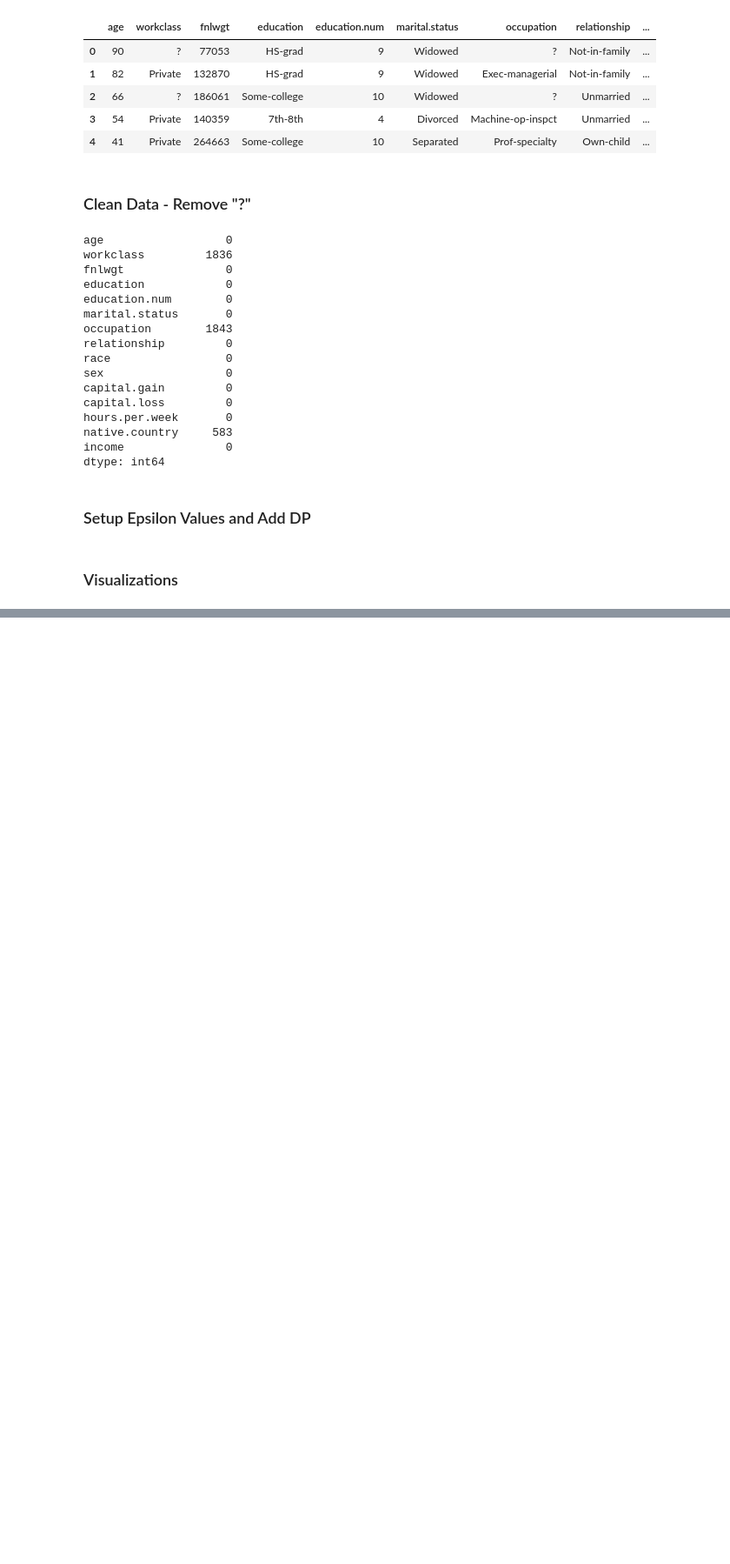
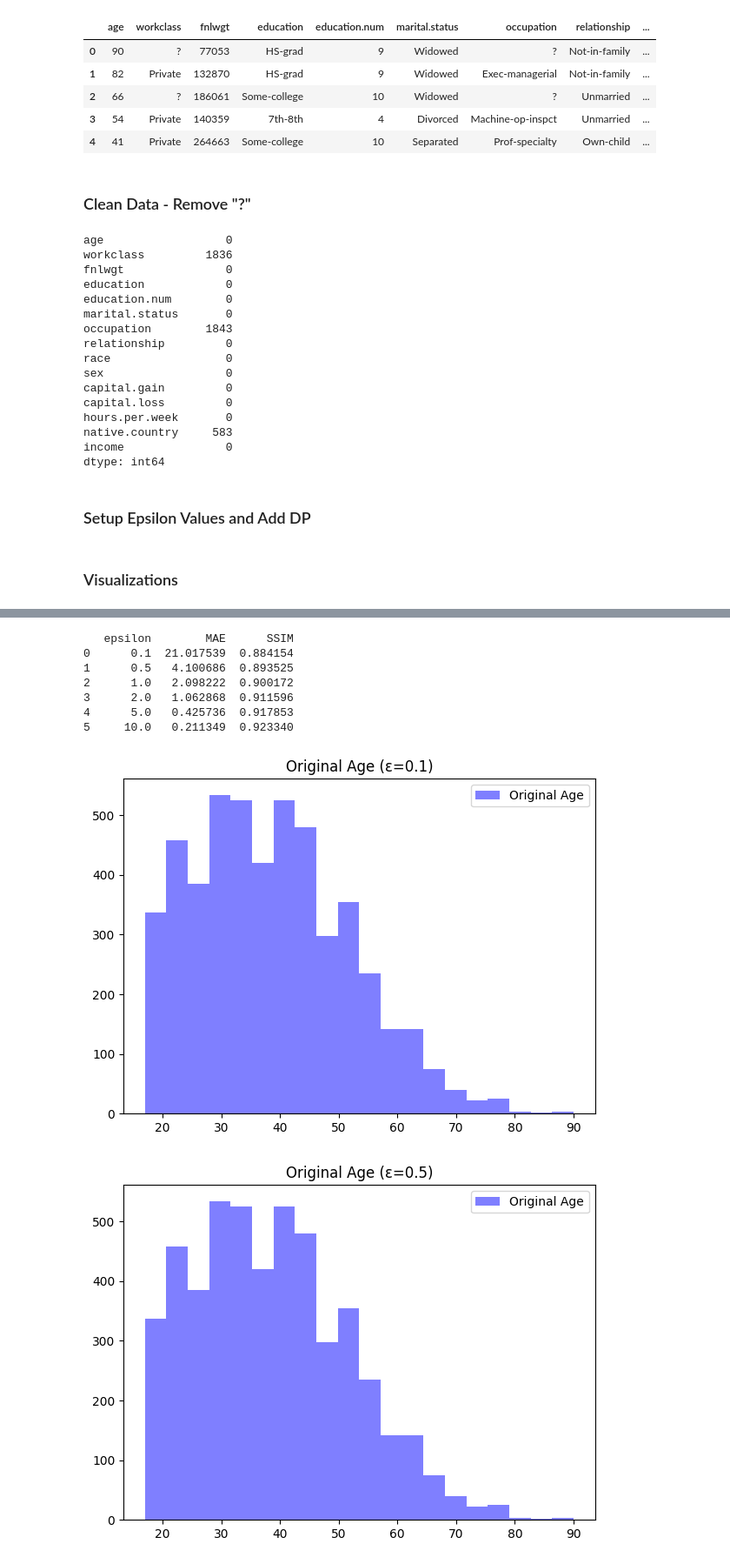
Before and after one commit to elaine-zhang12/data-privacy-final-project, a Jupyter notebook: us_census/us_census_dp.ipynb, the cells around one changed output, grey strips where cells are left out. Shown: that part at 87% size. Drawn from its saved outputs; the diff is of its cells as text; code cells hidden in the pictures; blank space fills up the shorter version.

```diff
--- a/us_census/us_census_dp.ipynb
+++ b/us_census/us_census_dp.ipynb
@@ -196,0 +228,8 @@ with open("../data/results_cap_loss.json", "w") as f:
+# %%
+# metric to measure accuracy
+print("\nPrivacy and Utility Metrics:")
+print("---------------------------------------------------------")
+print(f"{'Epsilon':<10}{'MAE':<10}{'EMD':<10}{'Stability':<12}{'Noise Variance':<15}")
+print("---------------------------------------------------------")
+for epsilon, data in results_age.items():
+    print(f"{epsilon:<10}{data['mae']:.3f}     {data['emd']:.3f}     {data['stability']:.4f}       {data['noise_variance']:.4f}")
@@ -196,0 +247,59 @@ with open("../data/results_cap_loss.json", "w") as f:
+# %%
+# SSIM analysis of heatmaps
+import matplotlib.pyplot as plt
+import numpy as np
+import pandas as pd
+from skimage.metrics import structural_similarity as ssim
+from io import BytesIO
+from PIL import Image
+
+# Function to convert a matplotlib Axes to grayscale image array
+def get_grayscale_image_from_ax(ax):
+    buf = BytesIO()
+    fig = ax.get_figure()
+    fig.savefig(buf, format='png')
+    buf.seek(0)
+    img = Image.open(buf).convert('L')
+    return np.array(img)
+
+ssim_scores = []
+
+for i, (epsilon, data) in enumerate(results_age.items()):
+
+    fig, ax = plt.subplots(figsize=(7, 5))
+    ax.hist(original_age, bins=20, alpha=0.5, label="Original Age", color='blue')
+    ax.set_title(f"Original Age (ε={epsilon})")
+    ax.legend()
+
+    # Get grayscale image of the original histogram
+    original_img = get_grayscale_image_from_ax(ax)
+
+    # Create histogram for DP values
+    fig, ax = plt.subplots(figsize=(7, 5))
+    ax.hist(data["dp_values"], bins=20, alpha=0.5, label=f"DP Age (ε={epsilon})", color='orange')
+    ax.set_title(f"DP Age (ε={epsilon})")
+    ax.legend()
+
+    # Get grayscale image of the DP histogram
+    dp_img = get_grayscale_image_from_ax(ax)
+
+    # Compute SSIM between original and DP histograms
+    score, _ = ssim(original_img, dp_img, full=True)
+    ssim_scores.append({"epsilon": epsilon, "MAE": data["mae"], "SSIM": score})
+
+    # Close the figures to avoid memory issues
+    plt.close(fig)
+
+# Convert SSIM results to DataFrame
+ssim_df = pd.DataFrame(ssim_scores)
+print(ssim_df)
+# %% [output]
+   epsilon        MAE      SSIM
+0      0.1  21.017539  0.884154
+1      0.5   4.100686  0.893525
+2      1.0   2.098222  0.900172
+3      2.0   1.062868  0.911596
+4      5.0   0.425736  0.917853
+5     10.0   0.211349  0.923340
+[figure, added]
+[figure, added]
```
Also changed, not shown: parts of 5 cells of this notebook, 1 other file.
